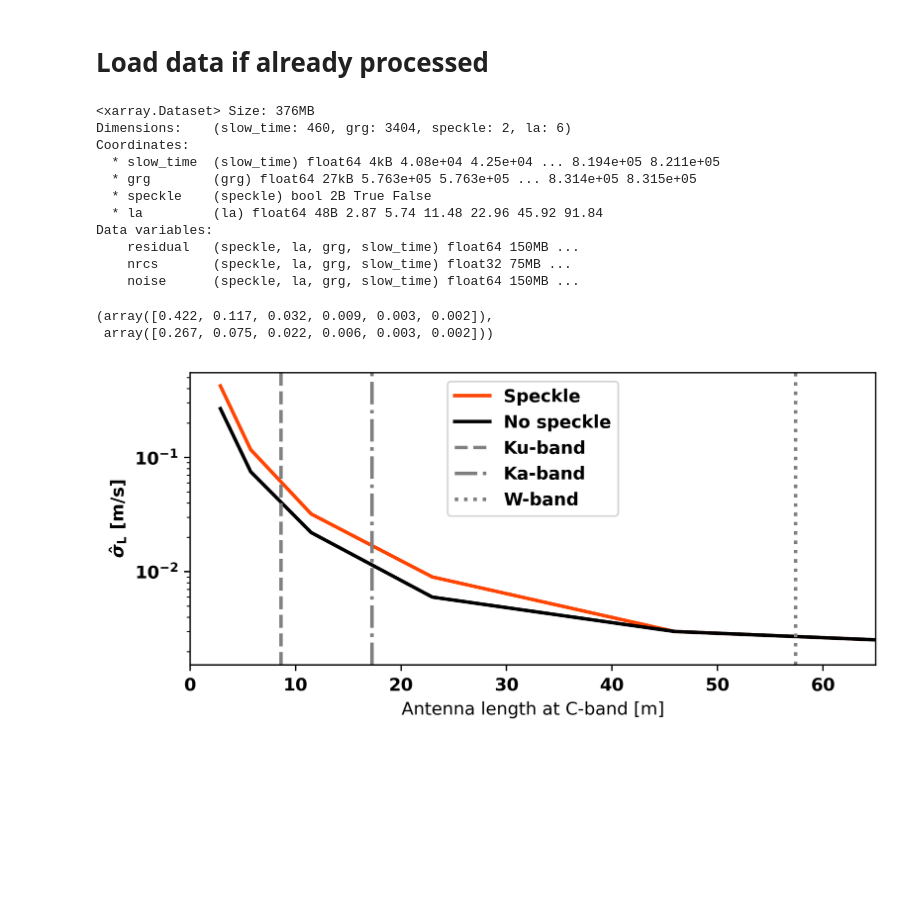
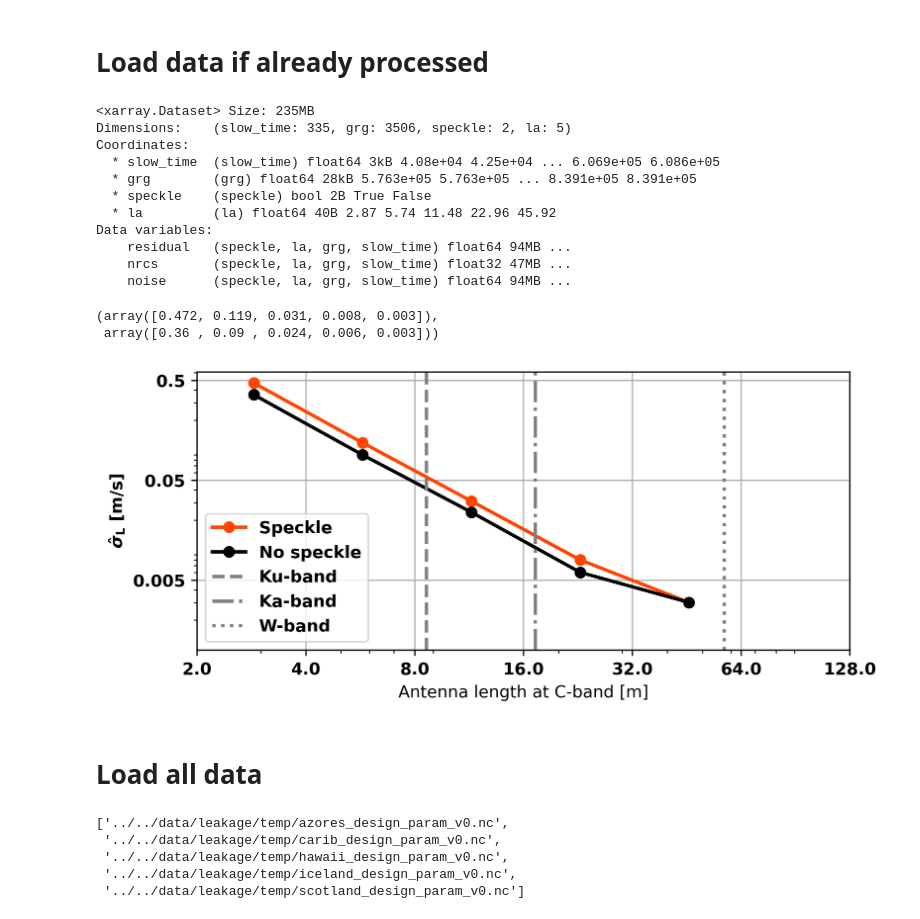
Before and after one commit to owenodriscoll/DopSCA_leakage, a Jupyter notebook: analyses/leakage/analysis_design_parameters.ipynb, the cells around one changed output. Saved outputs shown, nothing was run; the diff lists cells and outputs as text; code cells hidden in the pictures; blank space fills up the shorter version.

```diff
--- a/analyses/leakage/analysis_design_parameters.ipynb
+++ b/analyses/leakage/analysis_design_parameters.ipynb
@@ -25,0 +11,13 @@ array([ 1.,  2.,  4.,  8., 16., 32.])
+# %%
+data_dir = "/Users/opodriscoll/Documents/Data/Sentinel1/IW/"
+# save_dir = '../../data/leakage/temp/azores_design_param_v0.nc'
+# save_dir = '../../data/leakage/temp/carib_design_param_v0.nc'
+# save_dir = '../../data/leakage/temp/hawaii_design_param_v0.nc'
+# save_dir = '../../data/leakage/temp/iceland_design_param_v0.nc'
+save_dir = '../../data/leakage/temp/scotland_design_param_v0.nc'
+
+func_rmse = lambda x, rounding=3:  np.round(np.sqrt(np.mean(x**2)).values*1, rounding)
+func_rmse_xr = lambda x, rounding=3:  np.round(np.sqrt(np.mean(x**2)), rounding)
+
+antenna_length_multipliers = 10**(np.log10(2)*np.arange(0, 5))
+antenna_length_multipliers
@@ -195,17 +188,17 @@ ds_res.to_netcdf(save_dir)
 ds_res = xr.open_dataset(save_dir)
 ds_res
 # %% [output]
-<xarray.Dataset> Size: 376MB
-Dimensions:    (slow_time: 460, grg: 3404, speckle: 2, la: 6)
+<xarray.Dataset> Size: 235MB
+Dimensions:    (slow_time: 335, grg: 3506, speckle: 2, la: 5)
 Coordinates:
-  * slow_time  (slow_time) float64 4kB 4.08e+04 4.25e+04 ... 8.194e+05 8.211e+05
-  * grg        (grg) float64 27kB 5.763e+05 5.763e+05 ... 8.314e+05 8.315e+05
+  * slow_time  (slow_time) float64 3kB 4.08e+04 4.25e+04 ... 6.069e+05 6.086e+05
+  * grg        (grg) float64 28kB 5.763e+05 5.763e+05 ... 8.391e+05 8.391e+05
   * speckle    (speckle) bool 2B True False
-  * la         (la) float64 48B 2.87 5.74 11.48 22.96 45.92 91.84
+  * la         (la) float64 40B 2.87 5.74 11.48 22.96 45.92
 Data variables:
-    residual   (speckle, la, grg, slow_time) float64 150MB ...
-    nrcs       (speckle, la, grg, slow_time) float32 75MB ...
-    noise      (speckle, la, grg, slow_time) float64 150MB ...
+    residual   (speckle, la, grg, slow_time) float64 94MB ...
+    nrcs       (speckle, la, grg, slow_time) float32 47MB ...
+    noise      (speckle, la, grg, slow_time) float64 94MB ...
 # %%
 clip = ds_res['residual']/ds_res['residual']
 ds_res['noise'] = ds_res['noise'] * clip
@@ -216,33 +209,62 @@ ds_noise_mean = ds_res['noise'].mean(dim = 'la')
 # %%
 ds_res['residual'].isel(speckle = 0).groupby('la',squeeze=False).map(func_rmse_xr).values, ds_res['residual'].isel(speckle = 1).groupby('la',squeeze=False).map(func_rmse_xr).values
 # %% [output]
-(array([0.422, 0.117, 0.032, 0.009, 0.003, 0.002]),
- array([0.267, 0.075, 0.022, 0.006, 0.003, 0.002]))
+(array([0.472, 0.119, 0.031, 0.008, 0.003]),
+ array([0.36 , 0.09 , 0.024, 0.006, 0.003]))
 # %%
 plt.rcParams.update({'font.size': 10, 'font.weight' : 'bold'})
 fig, axes = plt.subplots(1, 1, figsize = (7, 3), sharex=True, sharey=True)
 
 lw = 2
-ds_res['residual'].isel(speckle = 0).groupby('la',squeeze=False).map(func_rmse_xr).plot(ax = axes, lw = lw, label = 'Speckle', c = 'orangered')
-ds_res['residual'].isel(speckle = 1).groupby('la',squeeze=False).map(func_rmse_xr).plot(ax = axes, lw = lw, label = 'No speckle', c = 'k')
+ds_res['residual'].isel(speckle = 0).groupby('la',squeeze=False).map(func_rmse_xr).plot(ax = axes, marker = 'o', lw = lw, label = 'Speckle', c = 'orangered')
+ds_res['residual'].isel(speckle = 1).groupby('la',squeeze=False).map(func_rmse_xr).plot(ax = axes, marker = 'o', lw = lw, label = 'No speckle', c = 'k')
 la = 2.87
 eq_ku_band = 3 * la
 eq_ka_band = 6 * la
 eq_w_band = 20 * la
 
 color_limits = 'gray'
 
 plt.axvline(x=eq_ku_band, lw = lw, ls = '--', label = 'Ku-band', c = color_limits)
 plt.axvline(x=eq_ka_band, lw = lw, ls = '-.', label = 'Ka-band', c = color_limits)
 plt.axvline(x=eq_w_band, lw = lw, ls = ':', label = 'W-band', c = color_limits)
 plt.xlabel('Antenna length at C-band [m]')
 plt.ylabel(r'$\hat{\sigma}_{\mathrm{L}}\ \mathrm{[m/s]}$')
 plt.yscale('log')
+plt.xscale('log')
 plt.title('')
 plt.xlim([0, 65])
 plt.legend()
 
 
+start, end = axes.get_xlim()
+# axes.xaxis.set_ticks(np.logspace(np.log10(2), np.log10(2)*7, 8))
+axes.xaxis.set_ticks(2**np.arange(1, 8))
+axes.xaxis.set_major_formatter(ticker.FormatStrFormatter('%0.1f'))
+
+start, end = axes.get_ylim()
+axes.yaxis.set_ticks(np.array([0.001, 0.002, 0.005, 0.01, 0.02, 0.05, 0.1, 0.2, 0.5]))
+axes.yaxis.set_ticks(np.array([0.005, 0.05, 0.5]))
+# axes.yaxis.set_ticks(0.001 * 2**np.arange(1, 10))
+axes.yaxis.set_major_formatter(ticker.FormatStrFormatter('%0.3g'))
+
+plt.grid()
 fig.set_dpi(400.0)
 # %% [output]
-[figure, old version]
+[figure, new version]
+# %% [markdown]
+# Load all data
+# %%
+version = 0
+data_dir = '../../data/leakage/temp/'
+saved_files = glob.glob(f'{data_dir}*param_v{version}.nc')
+saved_files.sort()
+
+# sorting sets Azores at the top, which is what we want
+saved_files
+# %% [output]
+['../../data/leakage/temp/azores_design_param_v0.nc',
+ '../../data/leakage/temp/carib_design_param_v0.nc',
+ '../../data/leakage/temp/hawaii_design_param_v0.nc',
+ '../../data/leakage/temp/iceland_design_param_v0.nc',
+ '../../data/leakage/temp/scotland_design_param_v0.nc']
```
Also changed, not shown: parts of 8 cells of this notebook, 1 other file.
